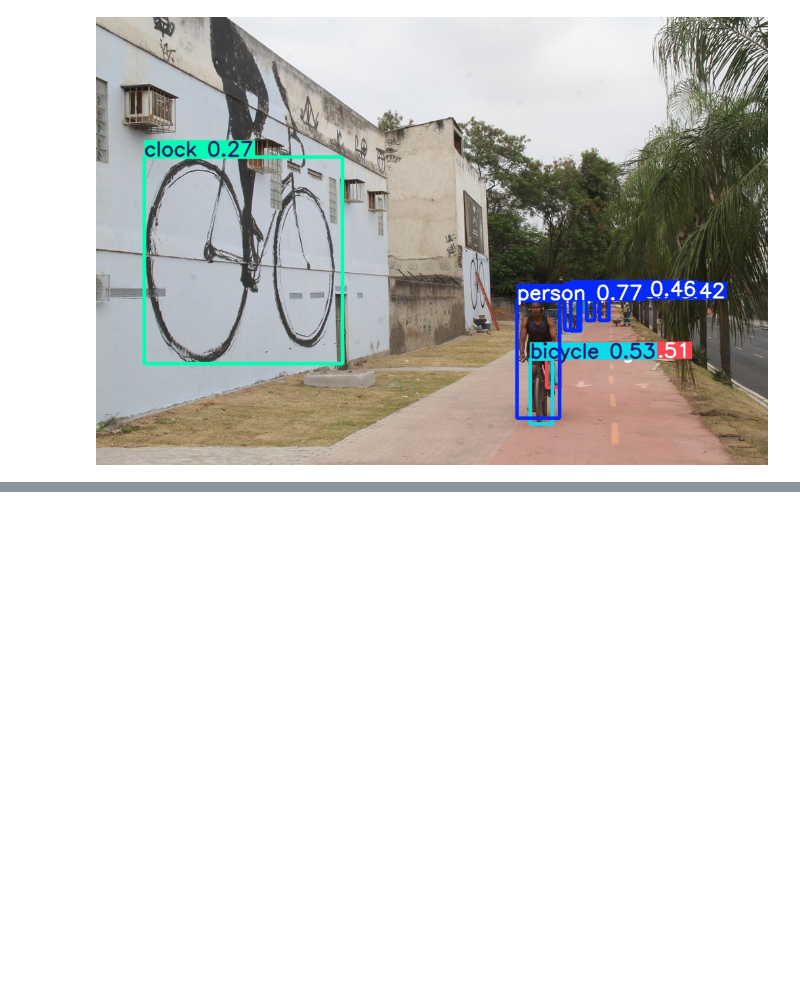
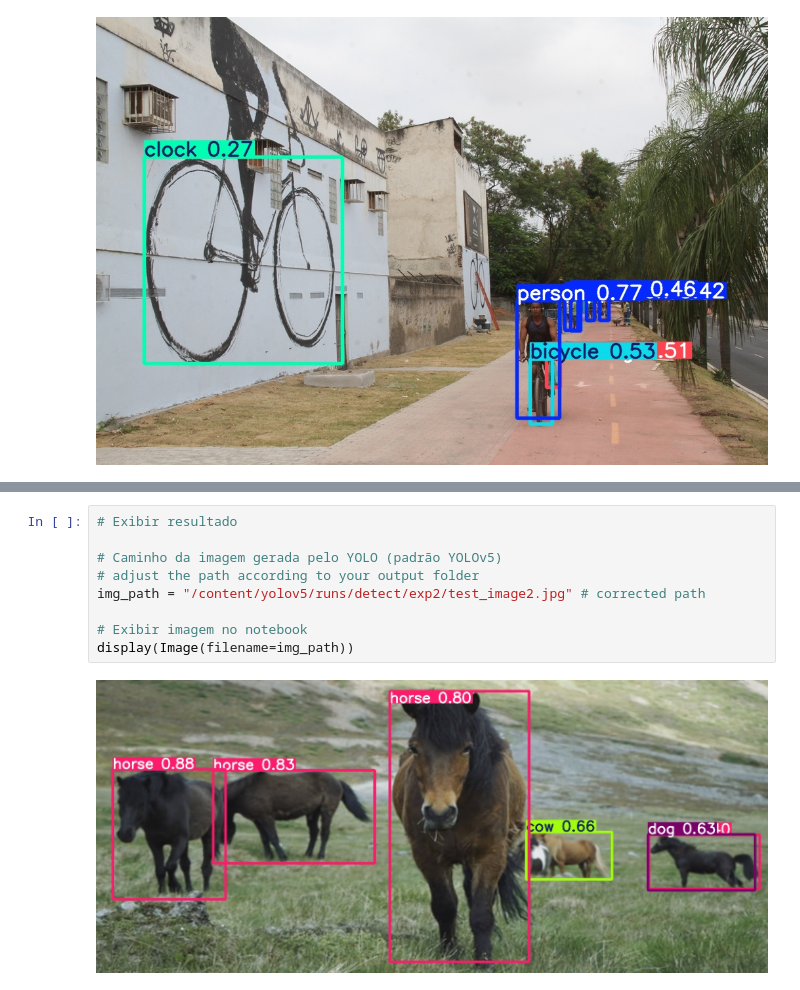
Before and after one commit to monicaneli/Deteccao-em-imagens-rede-Yolo, a Jupyter notebook: Deteccao_em_imagens_rede_Yolo.ipynb, the cells around one changed output, grey strips where cells are left out. Cells and saved outputs as stored; diff of their text form; blank space fills up the shorter version.

Commit message:
Adição de inferência em mais uma imagem de exemplo

```diff
--- a/Deteccao_em_imagens_rede_Yolo.ipynb
+++ b/Deteccao_em_imagens_rede_Yolo.ipynb
@@ -472,0 +496,11 @@ display(Image(filename=img_path))
+# %%
+# Exibir resultado
+
+# Caminho da imagem gerada pelo YOLO (padrão YOLOv5)
+# adjust the path according to your output folder
+img_path = "/content/yolov5/runs/detect/exp2/test_image2.jpg" # corrected path
+
+# Exibir imagem no notebook
+display(Image(filename=img_path))
+# %% [output]
+[figure, added]
```
Also changed, not shown: parts of 3 cells of this notebook.
